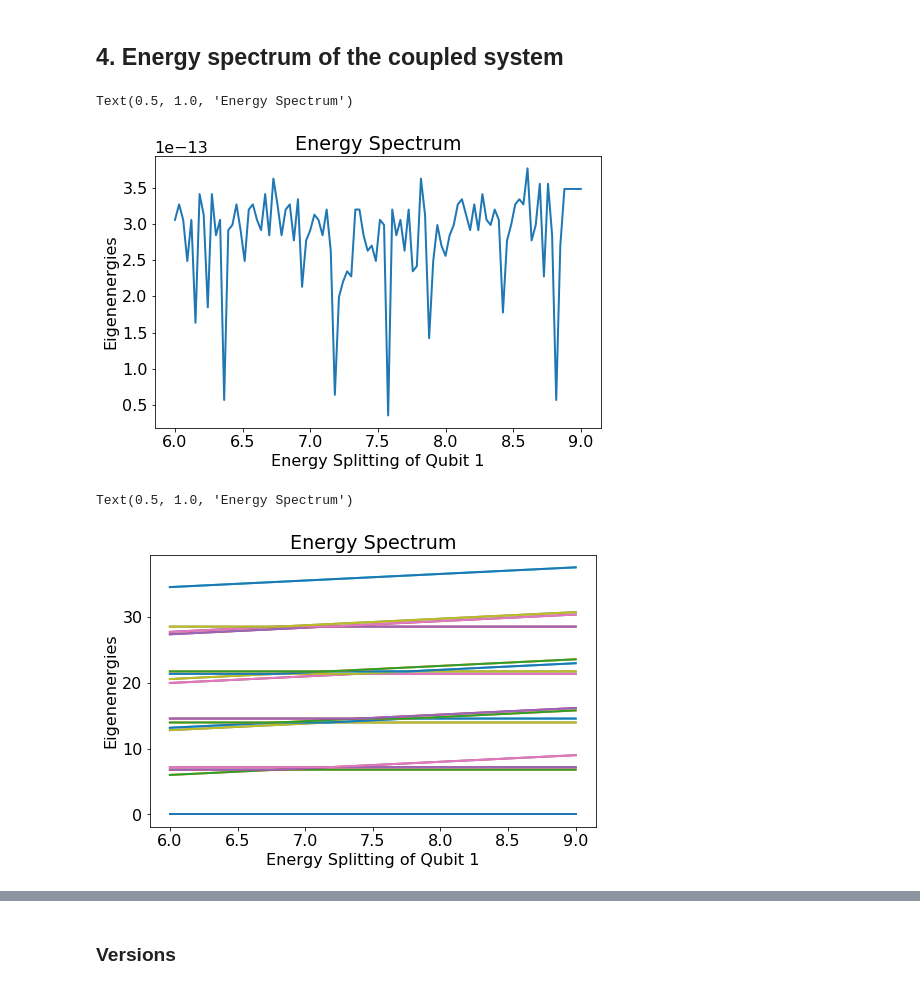
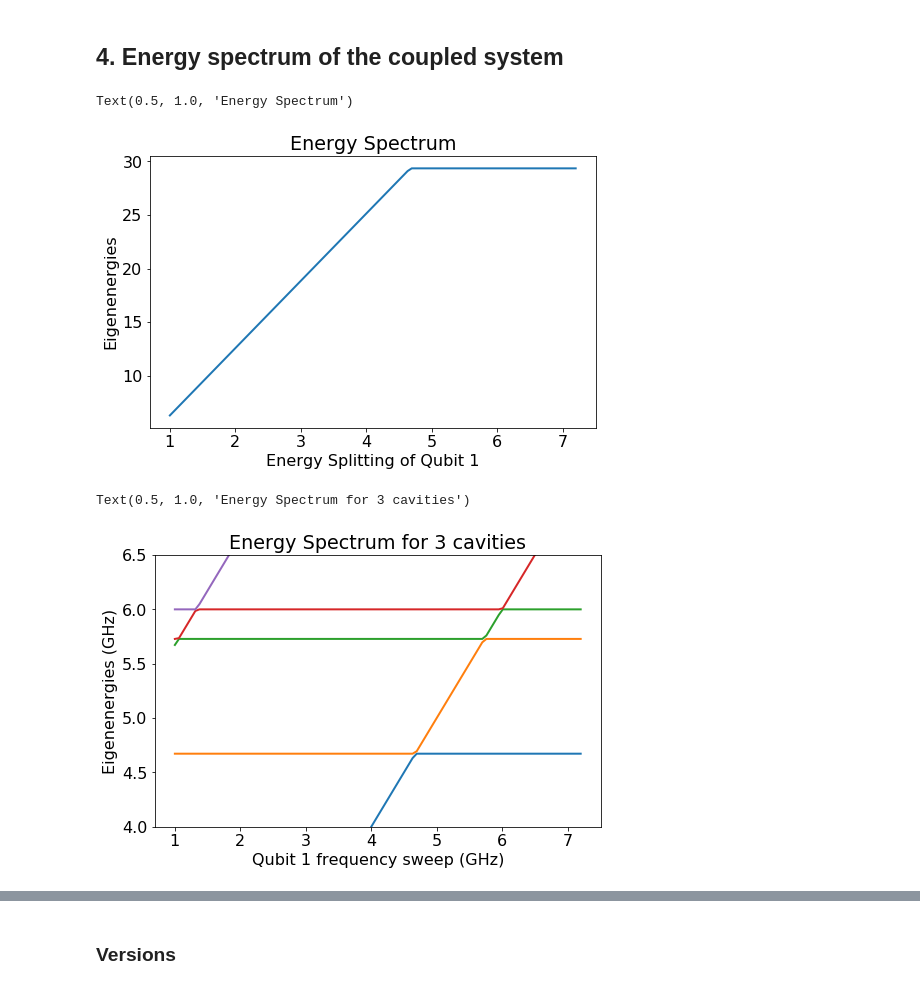
Before and after one commit to SoumyaShreeram/Qubit, a Jupyter notebook: week2.ipynb, the cells around one changed output, grey strips where cells are left out. Cells and saved outputs as stored; diff of their text form; code cells hidden in the pictures.

```diff
--- a/week2.ipynb
+++ b/week2.ipynb
@@ -37,13 +37,14 @@ from qutip import *
 Here we use $\hbar=1$; the coupling terms are redefined with a multiple of $2\pi$ before them for convinience.
 # %%
 w_q1 = 2*pi*6.85;     # Qubit 1 frequency
-w_q2 = 2*pi*6.8;    # Qubit 2 frequency: generally in the range from 1-9 GHz
-w_f = 2*pi*7.169     # Resonator/ Filter frequency
-g_f = 2*pi*0.113     # Filter-filter coupling
-g_q1f = 2*pi*0.135   # Qubit 1-filter coupling
-g_q2f = 2*pi*0.144   # Qubit 2-filter coupling
-g_q1f2 = 2*pi*0.95   # Qubit 1-filter 2 coupling
-g_q2f2 = 2*pi*0.102  # Qubit 2-filter 2 coupling
+w_q2 = 2*pi*6.0;    # Qubit 2 frequency: generally in the range from 1-9 GHz
+w_f1 = 2*pi*7.1     # Resonator/ Filter frequency
+w_f2 = 2*pi*7.24
+w_f3 = 2*pi*7.37
+g_f1 = 2*pi*8.18     # Filter-filter coupling
+g_f2 = 2*pi*9.18
+g_q1f = 2*pi*10.45   # Qubit 1-filter coupling
+g_q2f = 2*pi*13.44   # Qubit 2-filter coupling
 numF = 3             # number of filters
 N = 2                # number of fock states (??)
 
@@ -108,11 +103,19 @@ Quantum object: dims = [[2, 2, 2, 2, 2], [2, 2, 2, 2, 2]], shape = (32, 32), typ
 Hq1 = Hqubit(sz1, w_q1)
 Hq2 = Hqubit(sz2, w_q2)
 
-# Filters Hamiltonian (refer formula in the Introduction)
-Hf = w_f*(numOp(a1) + numOp(a2) + numOp(a3))+ g_f*(antiCommut(a2,a1)+antiCommut(a3,a2))
+# Filter Hamiltonians (refer formula in the Introduction)
+H_f1 = tensor(destroy(N),create(N),qeye(N),qeye(2), qeye(2)) + tensor(create(N),destroy(N),qeye(N),qeye(2), qeye(2))
+H_f2 = tensor(qeye(N),create(N),destroy(N),qeye(2), qeye(2)) + tensor(qeye(N),destroy(N),create(N),qeye(2), qeye(2))
+
+Hf = w_f1*(numOp(a1) + numOp(a2) + numOp(a3))+ g_f1*H_f1+g_f2*H_f2
 
 # Qubit-Filter Hamiltonian
-Hqf = g_q1f*antiCommut(a1, sm1) + g_q2f*antiCommut(a3, sm2)
+H_qf1 = tensor(create(N),qeye(N), qeye(N), sigmam(),qeye(2))
+H_qf2 = tensor(destroy(N),qeye(N), qeye(N), sigmap(),qeye(2))
+H_qf3 = tensor(qeye(N),qeye(N), create(N), qeye(2), sigmam())
+H_qf4 = tensor(qeye(N),qeye(N), destroy(N), qeye(2), sigmap())
+
+Hqf = g_q1f*(H_qf1+H_qf2) + g_q2f*(H_qf3+H_qf4)
 
 H = Hq1 + Hq2 + Hf + Hqf   # Resultant Hamiltonian
 H_q1 = Hq2 + Hf + Hqf      # Qubit 1 independent Hamiltonian
@@ -131,14 +134,14 @@ def compute(w_qList, H_q1, N, sz1):
   @param sz1 :: z matrix for qubit 1
   """
   evals_mat = np.zeros((len(w_qList), 32))
-  for i, w_q in enumerate(w_qList):
-    H = H_q1 + Hqubit(sz1, w_q)
+  for i, w_qi in enumerate(w_qList):
+    H = Hf + Hq2 + Hqubit(sz1, w_qi)
     evals, evecs = H.eigenstates()
     evals_mat[i,:] = evals
   return evals_mat
 # %%
 # range of qubit 1 frequencies
-w_q1List = np.linspace(6,9,100)*2*pi
+w_q1List = np.linspace(1,7.2,100)*2*pi
 
 evals_mat = compute(w_q1List, H_q1, N, sz1)
 
@@ -151,16 +154,16 @@ ax.set_ylabel('Eigenenergies')
 ax.set_title('Energy Spectrum')
 # %% [output]
 Text(0.5, 1.0, 'Energy Spectrum')
-[figure, old version]
+[figure, new version]
 # %%
 fig,ax = plt.subplots(figsize=(8,5))
 
 for n in range(1,32):
   ax.plot(w_q1List / (2 * pi), (evals_mat[:, n] - evals_mat[:, 0])/ (2 * pi), lw=2)
-ax.set_xlabel('Energy Splitting of Qubit 1')
-#ax.set_ylim([6.5,6.9])
-ax.set_ylabel('Eigenenergies')
-ax.set_title('Energy Spectrum')
+ax.set_xlabel('Qubit 1 frequency sweep (GHz)')
+ax.set_ylim([4,6.5])
+ax.set_ylabel('Eigenenergies (GHz)')
+ax.set_title('Energy Spectrum for 3 cavities')
 # %% [output]
-Text(0.5, 1.0, 'Energy Spectrum')
+Text(0.5, 1.0, 'Energy Spectrum for 3 cavities')
-[figure, old version]
+[figure, new version]
```
Also changed, not shown: parts of 4 cells of this notebook, 1 other file.
